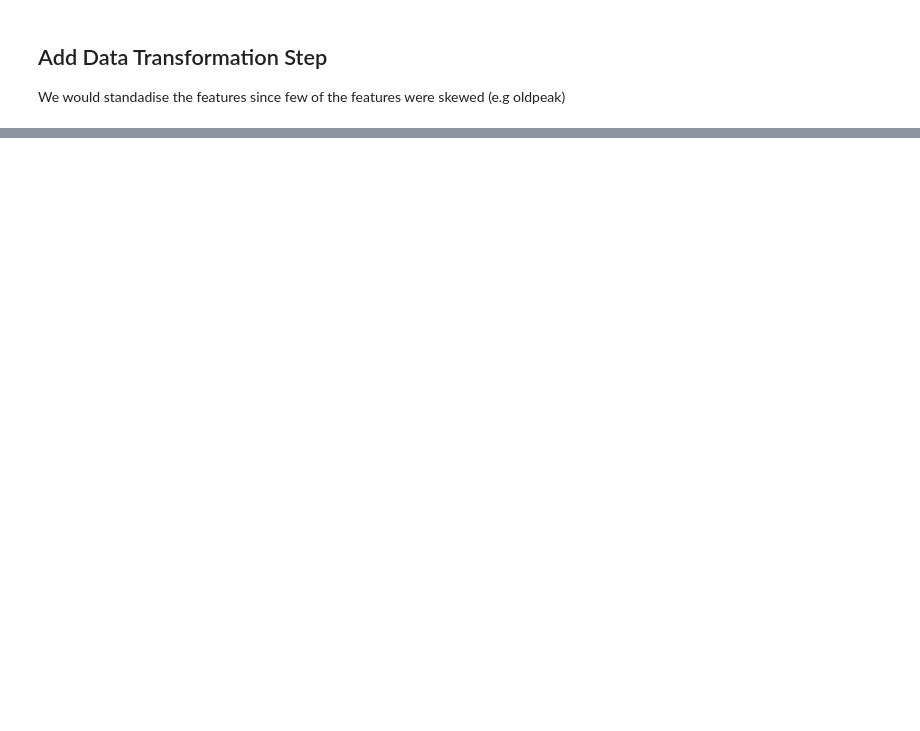
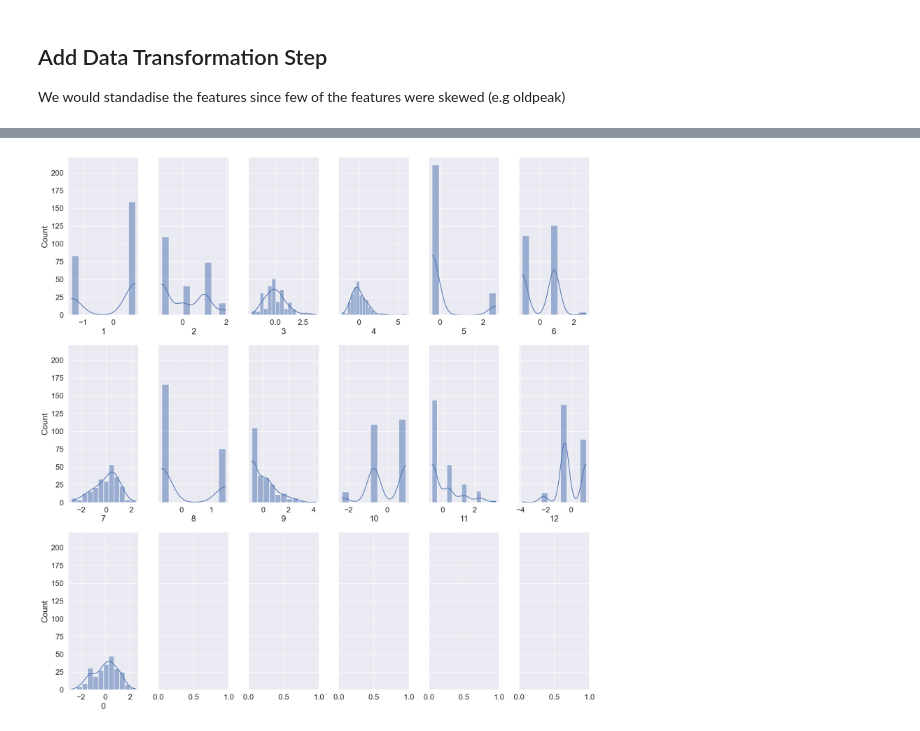
Before and after one commit to soyinkas1/PP0002_heart-diesease-project_Classification, a Jupyter notebook: app/notebooks/Heart Disease Classification Project_Research.ipynb, the cells around one changed output, grey strips where cells are left out. Drawn from its saved outputs; the diff is of its cells as text; code cells hidden in the pictures; blank space fills up the shorter version.

```diff
--- a/app/notebooks/Heart Disease Classification Project_Research.ipynb
+++ b/app/notebooks/Heart Disease Classification Project_Research.ipynb
@@ -807,0 +1268,22 @@ X_train.shape, X_test.shape
+# %%
+X_train_df = pd.DataFrame(X_train)
+fig, axs = plt.subplots(3,6, figsize=(17,17),sharey=True)
+
+sns.histplot(X_train_df, x=1,kde=True, ax=axs[0,0] )
+sns.histplot(X_train_df, x=2,kde=True, ax=axs[0,1] )
+sns.histplot(X_train_df, x=3,kde=True, ax=axs[0,2] )
+sns.histplot(X_train_df, x=4,kde=True, ax=axs[0,3] )
+sns.histplot(X_train_df, x=5,kde=True, ax=axs[0,4] )
+sns.histplot(X_train_df, x=6,kde=True, ax=axs[0,5] )
+sns.histplot(X_train_df, x=7,kde=True, ax=axs[1,0] )
+sns.histplot(X_train_df, x=8,kde=True, ax=axs[1,1] )
+sns.histplot(X_train_df, x=9,kde=True, ax=axs[1,2] )
+sns.histplot(X_train_df, x=10,kde=True, ax=axs[1,3] )
+sns.histplot(X_train_df, x=11,kde=True, ax=axs[1,4] )
+sns.histplot(X_train_df, x=12,kde=True, ax=axs[1,5] )
+sns.histplot(X_train_df, x=0,kde=True, ax=axs[2,0] )
+;
+
+plt.tight_layout()
+# %% [output]
+[figure, added]
```
Also changed, not shown: parts of 71 cells of this notebook, 3 other files.
